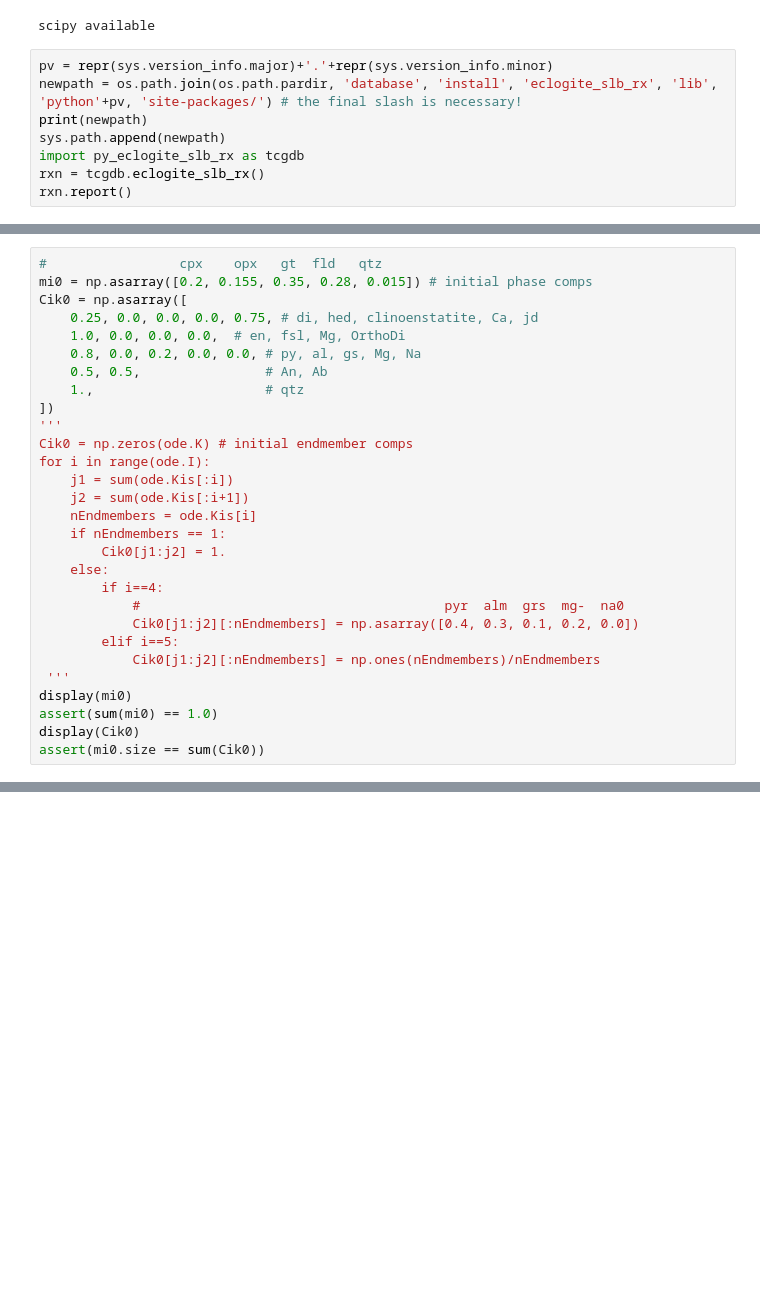
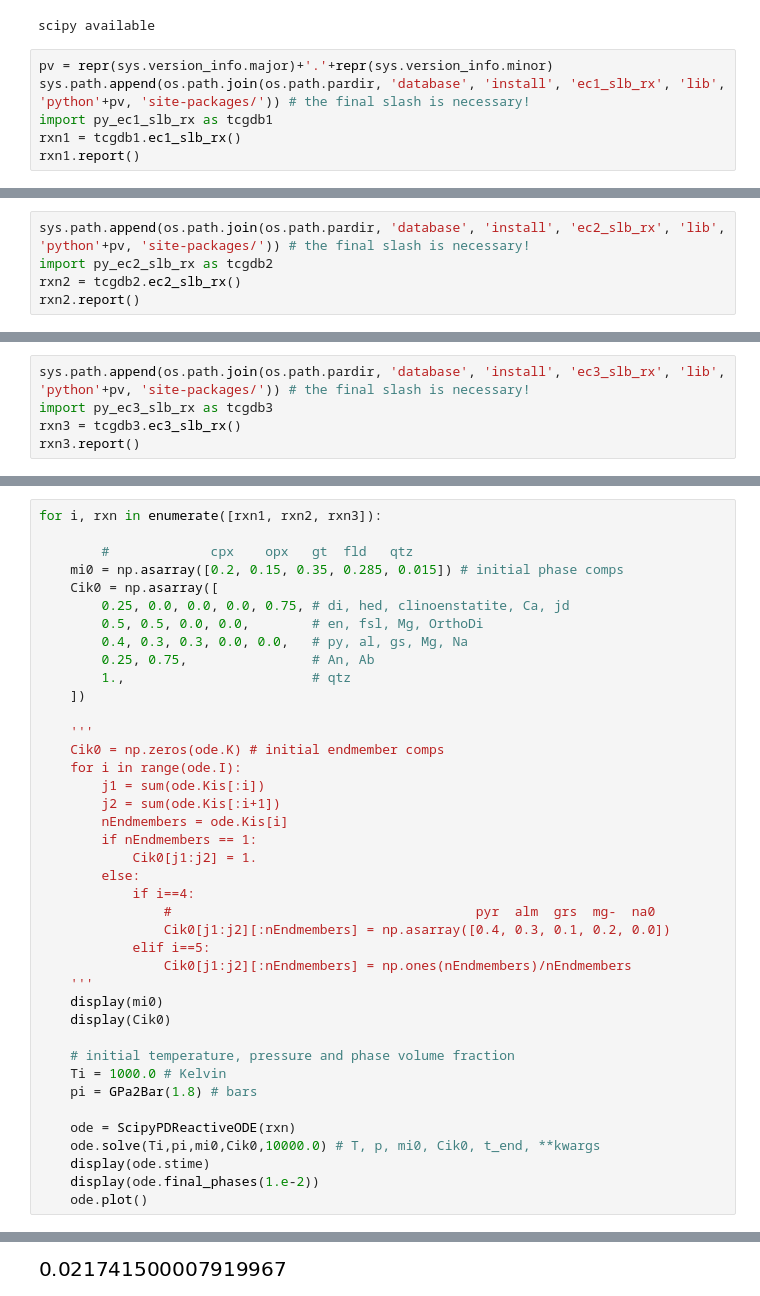
Before and after one commit to mitchellmcm27/tcg-ec, a Jupyter notebook: systems/ec/notebooks/ec_reactions.ipynb, the cells around one changed output, grey strips where cells are left out. Drawn from its saved outputs; the diff is of its cells as text; blank space fills up the shorter version.

```diff
--- a/systems/ec/notebooks/ec_reactions.ipynb
+++ b/systems/ec/notebooks/ec_reactions.ipynb
@@ -69,10 +55,8 @@ from tcg_slb.base import *
 scipy available
 # %%
 pv = repr(sys.version_info.major)+'.'+repr(sys.version_info.minor)
-newpath = os.path.join(os.path.pardir, 'database', 'install', 'eclogite_slb_rx', 'lib', 'python'+pv, 'site-packages/') # the final slash is necessary!
-print(newpath)
-sys.path.append(newpath)
-import py_eclogite_slb_rx as tcgdb
-rxn = tcgdb.eclogite_slb_rx()
-rxn.report()
+sys.path.append(os.path.join(os.path.pardir, 'database', 'install', 'ec1_slb_rx', 'lib', 'python'+pv, 'site-packages/')) # the final slash is necessary!
+import py_ec1_slb_rx as tcgdb1
+rxn1 = tcgdb1.ec1_slb_rx()
+rxn1.report()
 # %% [output]
@@ -95,0 +80,5 @@ Reaction 1
+# %%
+sys.path.append(os.path.join(os.path.pardir, 'database', 'install', 'ec2_slb_rx', 'lib', 'python'+pv, 'site-packages/')) # the final slash is necessary!
+import py_ec2_slb_rx as tcgdb2
+rxn2 = tcgdb2.ec2_slb_rx()
+rxn2.report()
@@ -95,0 +103,5 @@ Reaction 1
+# %%
+sys.path.append(os.path.join(os.path.pardir, 'database', 'install', 'ec3_slb_rx', 'lib', 'python'+pv, 'site-packages/')) # the final slash is necessary!
+import py_ec3_slb_rx as tcgdb3
+rxn3 = tcgdb3.ec3_slb_rx()
+rxn3.report()
@@ -96,30 +126,41 @@ Reaction 1
 # %%
-#                 cpx    opx   gt  fld   qtz
-mi0 = np.asarray([0.2, 0.155, 0.35, 0.28, 0.015]) # initial phase comps
-Cik0 = np.asarray([
-    0.25, 0.0, 0.0, 0.0, 0.75, # di, hed, clinoenstatite, Ca, jd
-    1.0, 0.0, 0.0, 0.0,  # en, fsl, Mg, OrthoDi
-    0.8, 0.0, 0.2, 0.0, 0.0, # py, al, gs, Mg, Na
-    0.5, 0.5,                # An, Ab
-    1.,                      # qtz
-])
-'''
-Cik0 = np.zeros(ode.K) # initial endmember comps
-for i in range(ode.I):
-    j1 = sum(ode.Kis[:i])
-    j2 = sum(ode.Kis[:i+1])
-    nEndmembers = ode.Kis[i]
-    if nEndmembers == 1:
-        Cik0[j1:j2] = 1.
-    else:
-        if i==4:
-            #                                       pyr  alm  grs  mg-  na0
-            Cik0[j1:j2][:nEndmembers] = np.asarray([0.4, 0.3, 0.1, 0.2, 0.0])
-        elif i==5:
-            Cik0[j1:j2][:nEndmembers] = np.ones(nEndmembers)/nEndmembers
- '''
-display(mi0)
-assert(sum(mi0) == 1.0)
-display(Cik0)
-assert(mi0.size == sum(Cik0))
+for i, rxn in enumerate([rxn1, rxn2, rxn3]):
+
+        #             cpx    opx   gt  fld   qtz
+    mi0 = np.asarray([0.2, 0.15, 0.35, 0.285, 0.015]) # initial phase comps
+    Cik0 = np.asarray([
+        0.25, 0.0, 0.0, 0.0, 0.75, # di, hed, clinoenstatite, Ca, jd
+        0.5, 0.5, 0.0, 0.0,        # en, fsl, Mg, OrthoDi
+        0.4, 0.3, 0.3, 0.0, 0.0,   # py, al, gs, Mg, Na
+        0.25, 0.75,                # An, Ab
+        1.,                        # qtz
+    ])
+
+    '''
+    Cik0 = np.zeros(ode.K) # initial endmember comps
+    for i in range(ode.I):
+        j1 = sum(ode.Kis[:i])
+        j2 = sum(ode.Kis[:i+1])
+        nEndmembers = ode.Kis[i]
+        if nEndmembers == 1:
+            Cik0[j1:j2] = 1.
+        else:
+            if i==4:
+                #                                       pyr  alm  grs  mg-  na0
+                Cik0[j1:j2][:nEndmembers] = np.asarray([0.4, 0.3, 0.1, 0.2, 0.0])
+            elif i==5:
+                Cik0[j1:j2][:nEndmembers] = np.ones(nEndmembers)/nEndmembers
+    '''
+    display(mi0)
+    display(Cik0)
+
+    # initial temperature, pressure and phase volume fraction
+    Ti = 1000.0 # Kelvin
+    pi = GPa2Bar(1.8) # bars
+
+    ode = ScipyPDReactiveODE(rxn)
+    ode.solve(Ti,pi,mi0,Cik0,10000.0) # T, p, mi0, Cik0, t_end, **kwargs
+    display(ode.stime)
+    display(ode.final_phases(1.e-2))
+    ode.plot()
 # %% [output]
@@ -128,0 +170 @@ array([0.25, 0.  , 0.  , 0.  , 0.75, 1.  , 0.  , 0.  , 0.  , 0.8 , 0.  ,
+[figure, added]
```
Also changed, not shown: parts of 18 cells of this notebook, 4 other files.
